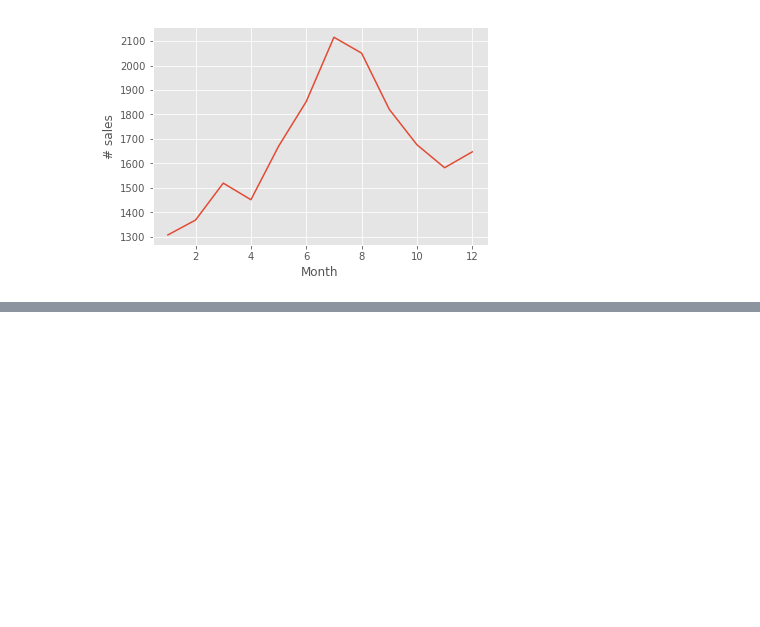
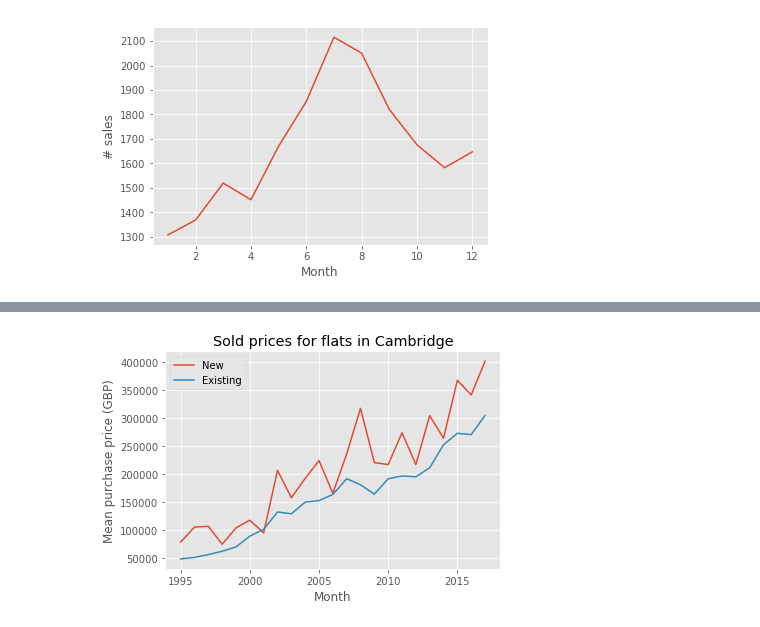
Before and after one commit to olest/cambridge_house_prices, a Jupyter notebook: Cambridge Houseprices.ipynb, the cells around one changed output, grey strips where cells are left out. Cells and saved outputs as stored; diff of their text form; code cells hidden in the pictures; blank space fills up the shorter version.

```diff
--- a/Cambridge Houseprices.ipynb
+++ b/Cambridge Houseprices.ipynb
@@ -115,0 +118,16 @@ plt.show()
+# %%
+pricesFlatNew = df.loc[(df['property_type']=='F') & (df['new_build']=='Y')]['price_paid']
+monthlyMeanFlatNew = pricesFlatNew.groupby(pricesFlatNew.index.year).aggregate(np.mean)
+
+pricesFlatOld = df.loc[(df['property_type']=='F') & (df['new_build']=='N')]['price_paid']
+monthlyMeanFlatOld = pricesFlatOld.groupby(pricesFlatOld.index.year).aggregate(np.mean)
+
+plt.plot(monthlyMeanFlatNew)
+plt.plot(monthlyMeanFlatOld)
+plt.legend(['New','Existing'],loc='upper left')
+plt.xlabel('Month')
+plt.ylabel('Mean purchase price (GBP)')
+plt.title('Sold prices for flats in Cambridge')
+plt.show()
+# %% [output]
+[figure, added]
```
Also changed, not shown: parts of 2 cells of this notebook, 1 other file.
